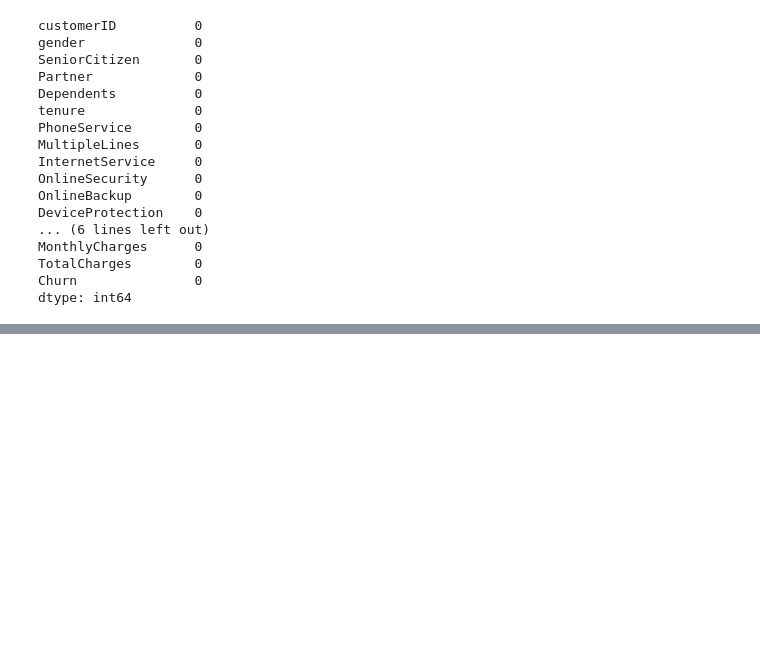
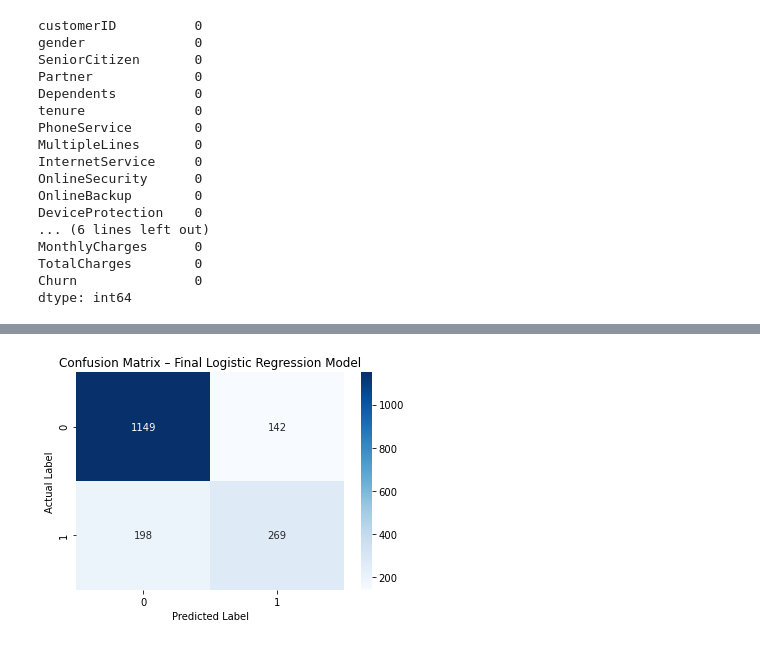
Before and after one commit to iszo369/PHASE-THREE-PROJECT, a Jupyter notebook: churn.ipynb, the cells around one changed output, grey strips where cells are left out. Cells and saved outputs as stored; diff of their text form; code cells hidden in the pictures; blank space fills up the shorter version.

```diff
--- a/churn.ipynb
+++ b/churn.ipynb
@@ -86,0 +119,18 @@ dtype: int64
+# %%
+# Split features and target
+X = df.drop("Churn", axis=1)
+y = df["Churn"]
+
+# One-hot encoding
+X = pd.get_dummies(X, drop_first=True)
+# %%
+# Splitting the dataset into training and testing sets
+X_train, X_test, y_train, y_test = train_test_split(
+    X, y, test_size=0.25, random_state=42, stratify=y
+)
+# %%
+# Feature scaling
+scaler = StandardScaler()
+
+X_train_scaled = scaler.fit_transform(X_train)
+X_test_scaled = scaler.transform(X_test)
@@ -86,0 +145,6 @@ dtype: int64
+# %%
+log_reg = LogisticRegression(max_iter=1000, random_state=42)
+log_reg.fit(X_train_scaled, y_train)
+
+y_train_pred = log_reg.predict(X_train_scaled)
+y_test_pred = log_reg.predict(X_test_scaled)
@@ -86,0 +264,18 @@ dtype: int64
+# %%
+from sklearn.metrics import confusion_matrix
+
+cm = confusion_matrix(y_test, y_test_pred)
+
+sns.heatmap(
+    cm,
+    annot=True,
+    fmt="d",
+    cmap="Blues"
+)
+
+plt.xlabel("Predicted Label")
+plt.ylabel("Actual Label")
+plt.title("Confusion Matrix – Final Logistic Regression Model")
+plt.show()
+# %% [output]
+[figure, added]
```
Also changed, not shown: parts of 19 cells of this notebook.
